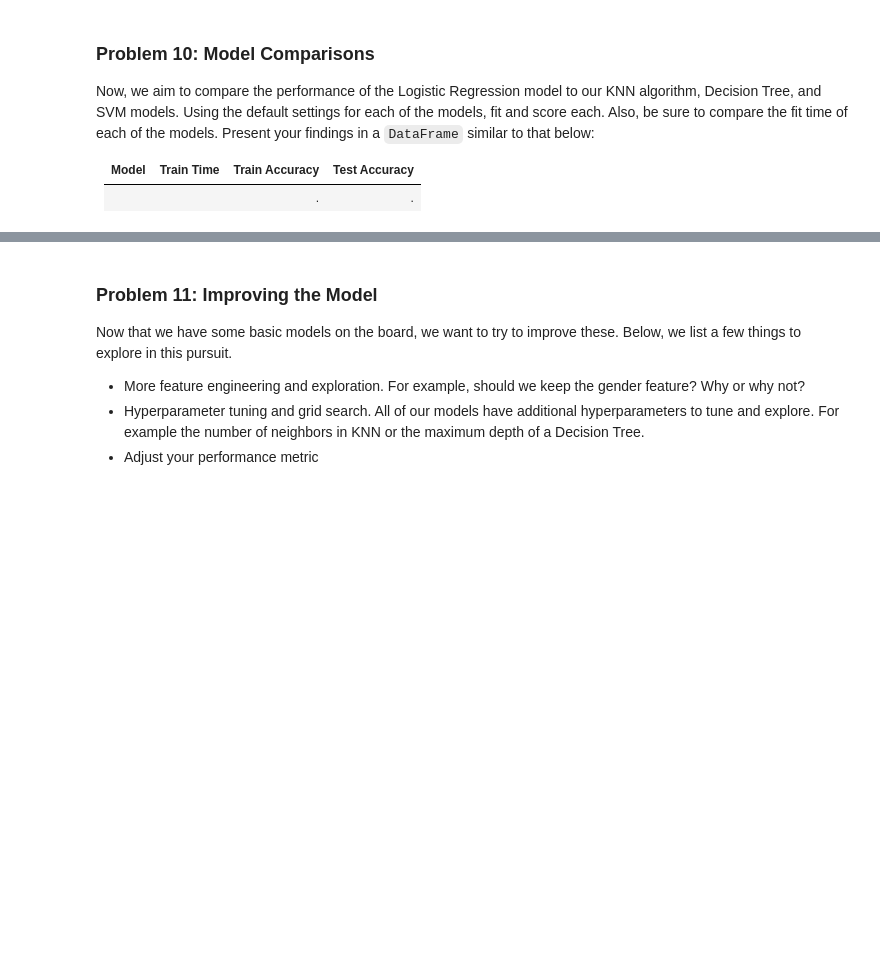
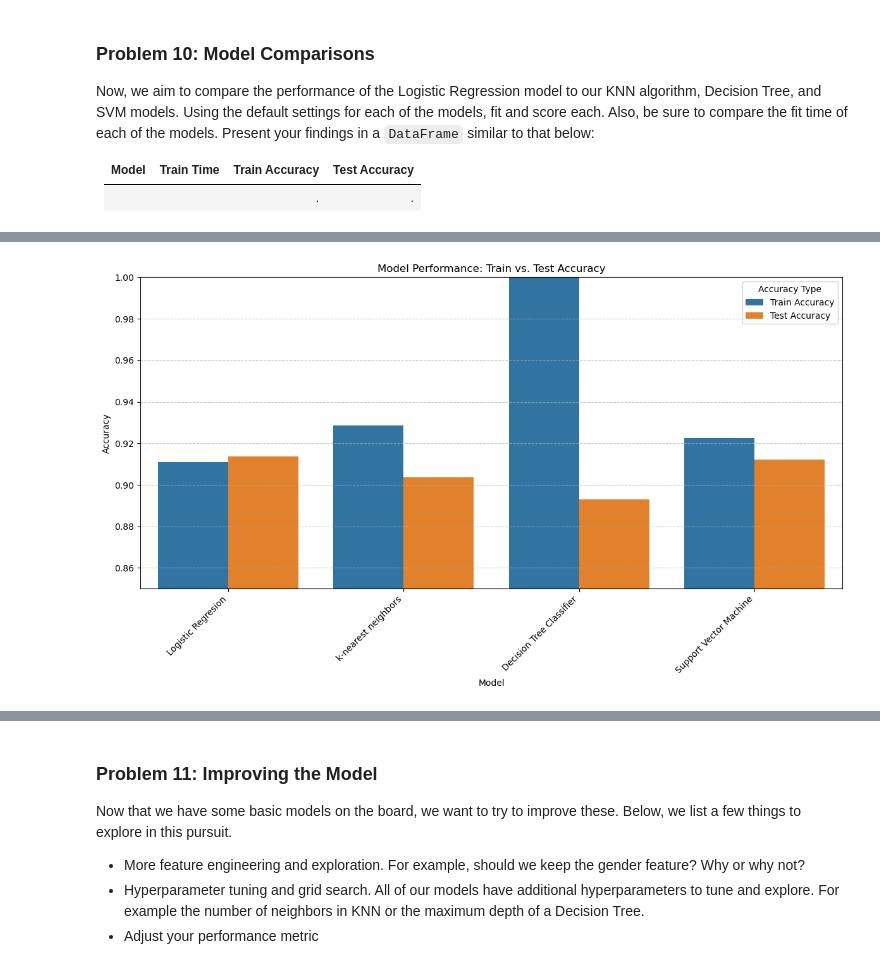
Before and after one commit to bgajare/ucb-aiml-comparing-classifiers, a Jupyter notebook: comparing_classifiers.ipynb, the cells around one changed output, grey strips where cells are left out. Saved outputs shown, nothing was run; the diff lists cells and outputs as text; code cells hidden in the pictures; blank space fills up the shorter version.

```diff
--- a/comparing_classifiers.ipynb
+++ b/comparing_classifiers.ipynb
@@ -411,3 +417,7 @@ Now, we aim to compare the performance of the Logistic Regression model to our K
 | Model | Train Time | Train Accuracy | Test Accuracy |
 | ----- | ---------- | -------------  | -----------   |
 |     |    |.     |.     |
+# %%
+# First create the Dataframe as above
+df_model_comparison = pd.DataFrame(columns=['Model', 'Train Time', 'Train Accuracy', 'Test Accuracy'])
+df_model_comparison
@@ -413,0 +492,19 @@ Now, we aim to compare the performance of the Logistic Regression model to our K
+# %%
+# Melt the DataFrame to have 'Metric' and 'Accuracy' columns for easier plotting
+melted_df = df_model_comparison.melt(id_vars=['Model'], value_vars=['Train Accuracy', 'Test Accuracy'],
+                                     var_name='Metric', value_name='Accuracy')
+
+# Create the bar plot
+plt.figure(figsize=(12, 7))
+sns.barplot(x='Model', y='Accuracy', hue='Metric', data=melted_df)
+plt.ylim(0.85, 1.0) # Set a reasonable y-axis limit to highlight differences
+plt.title('Model Performance: Train vs. Test Accuracy')
+plt.ylabel('Accuracy')
+plt.xlabel('Model')
+plt.xticks(rotation=45, ha='right')
+plt.legend(title='Accuracy Type')
+plt.grid(axis='y', linestyle='--', alpha=0.7)
+plt.tight_layout()
+plt.show()
+# %% [output]
+[figure, added]
```
Also changed, not shown: parts of 9 cells of this notebook.
